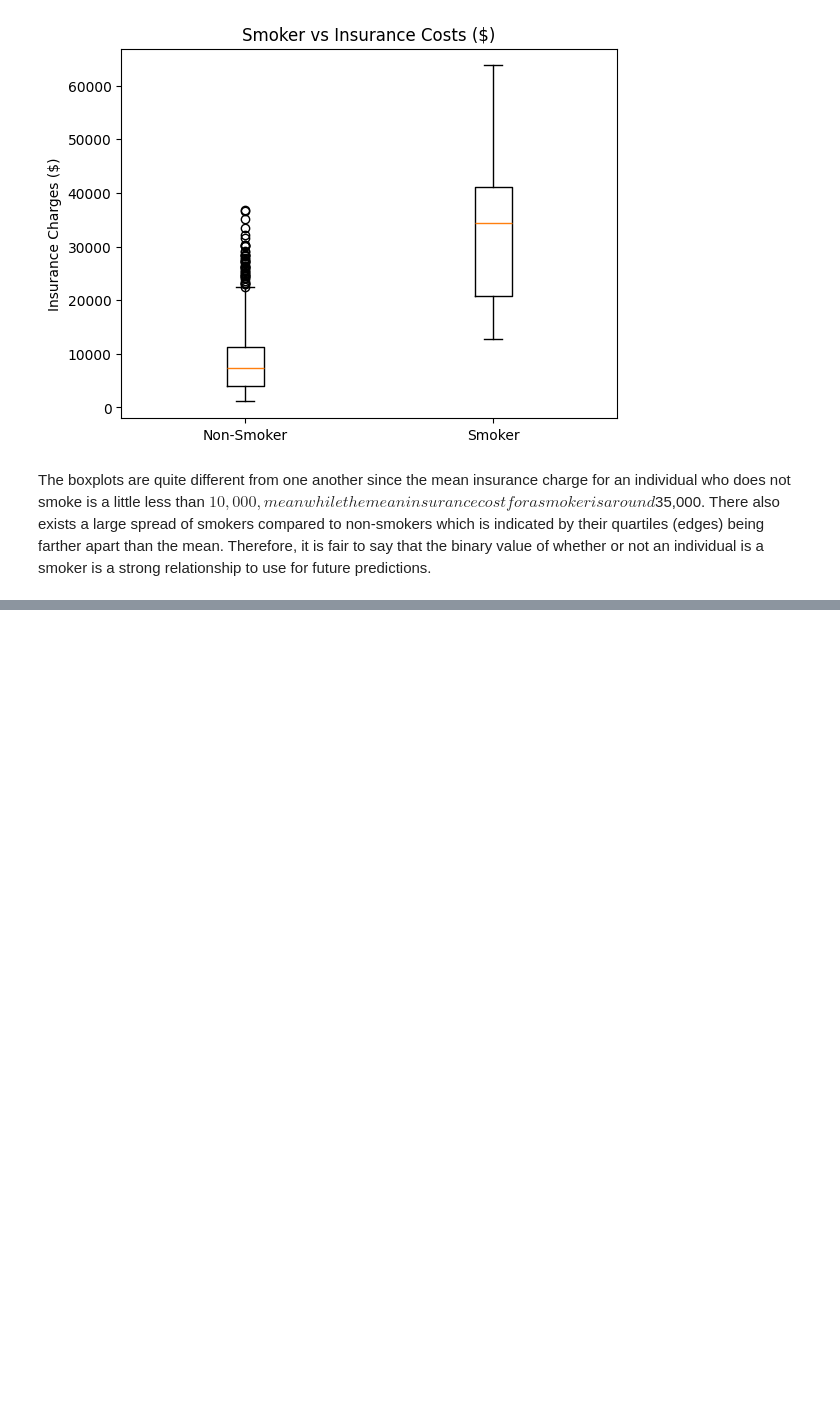
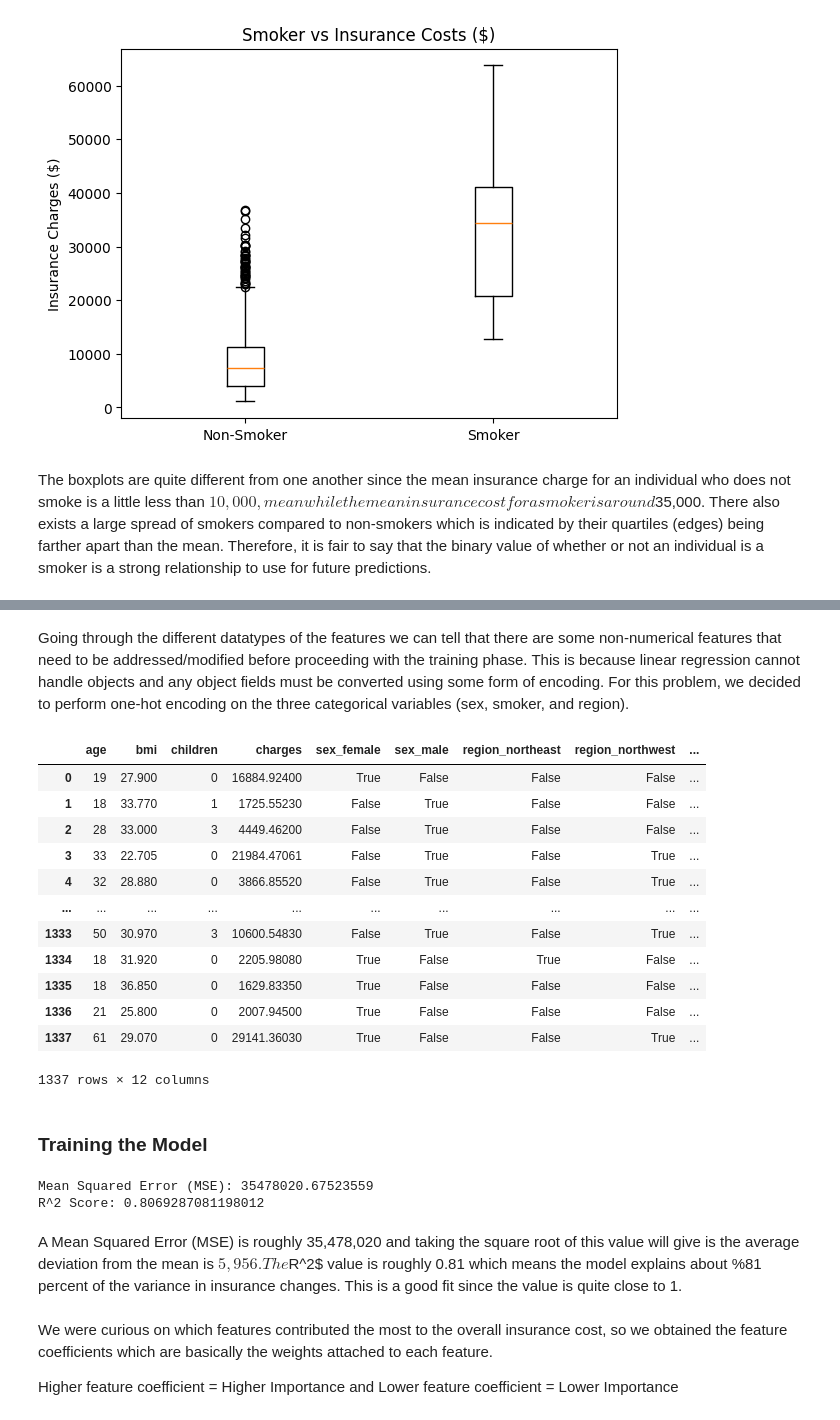
Before and after one commit to svaith/320FinalProject, a Jupyter notebook: main.ipynb, the cells around one changed output, grey strips where cells are left out. Cells and saved outputs as stored; diff of their text form; code cells hidden in the pictures; blank space fills up the shorter version.

```diff
--- a/main.ipynb
+++ b/main.ipynb
@@ -242,0 +267,45 @@ The boxplots are quite different from one another since the mean insurance charg
+# %% [markdown]
+Going through the different datatypes of the features we can tell that there are some non-numerical features that need to be addressed/modified before proceeding with the training phase. This is because linear regression cannot handle objects and any object fields must be converted using some form of encoding. For this problem, we decided to perform one-hot encoding on the three categorical variables (sex, smoker, and region).
+# %%
+numerical_df = pd.get_dummies(df, columns=['sex', 'region', 'smoker'])
+numerical_df
+# %% [output]
+|  | age | bmi | children | charges | sex_female | sex_male | region_northeast | region_northwest | ... |
+| 0 | 19 | 27.900 | 0 | 16884.92400 | True | False | False | False | ... |
+| 1 | 18 | 33.770 | 1 | 1725.55230 | False | True | False | False | ... |
+| 2 | 28 | 33.000 | 3 | 4449.46200 | False | True | False | False | ... |
+| 3 | 33 | 22.705 | 0 | 21984.47061 | False | True | False | True | ... |
+| 4 | 32 | 28.880 | 0 | 3866.85520 | False | True | False | True | ... |
+| ... | ... | ... | ... | ... | ... | ... | ... | ... | ... |
+| 1333 | 50 | 30.970 | 3 | 10600.54830 | False | True | False | True | ... |
+| 1334 | 18 | 31.920 | 0 | 2205.98080 | True | False | True | False | ... |
+| 1335 | 18 | 36.850 | 0 | 1629.83350 | True | False | False | False | ... |
+| 1336 | 21 | 25.800 | 0 | 2007.94500 | True | False | False | False | ... |
+| 1337 | 61 | 29.070 | 0 | 29141.36030 | True | False | False | True | ... |
+1337 rows × 12 columns
+# %% [markdown]
+### Training the Model
+# %%
+X = numerical_df.drop('charges', axis=1)
+y = numerical_df['charges']
+
+X_train, X_test, y_train, y_test = train_test_split(X, y, test_size=0.2, random_state=42)
+
+model = LinearRegression()
+model.fit(X_train, y_train)
+
+y_pred = model.predict(X_test)
+mse = mean_squared_error(y_test, y_pred)
+r2 = r2_score(y_test, y_pred)
+
+print(f'Mean Squared Error (MSE): {mse}')
+print(f'R^2 Score: {r2}')
+# %% [output]
+Mean Squared Error (MSE): 35478020.67523559
+R^2 Score: 0.8069287081198012
+# %% [markdown]
+A Mean Squared Error (MSE) is roughly 35,478,020 and taking the square root of this value will give is the average deviation from the mean is $5,956. The $R^2$ value is roughly 0.81 which means the model explains about %81 percent of the variance in insurance changes. This is a good fit since the value is quite close to 1.
+# %% [markdown]
+We were curious on which features contributed the most to the overall insurance cost, so we obtained the feature coefficients which are basically the weights attached to each feature.
+
+Higher feature coefficient = Higher Importance and Lower feature coefficient = Lower Importance
```
Also changed, not shown: parts of 8 cells of this notebook.
